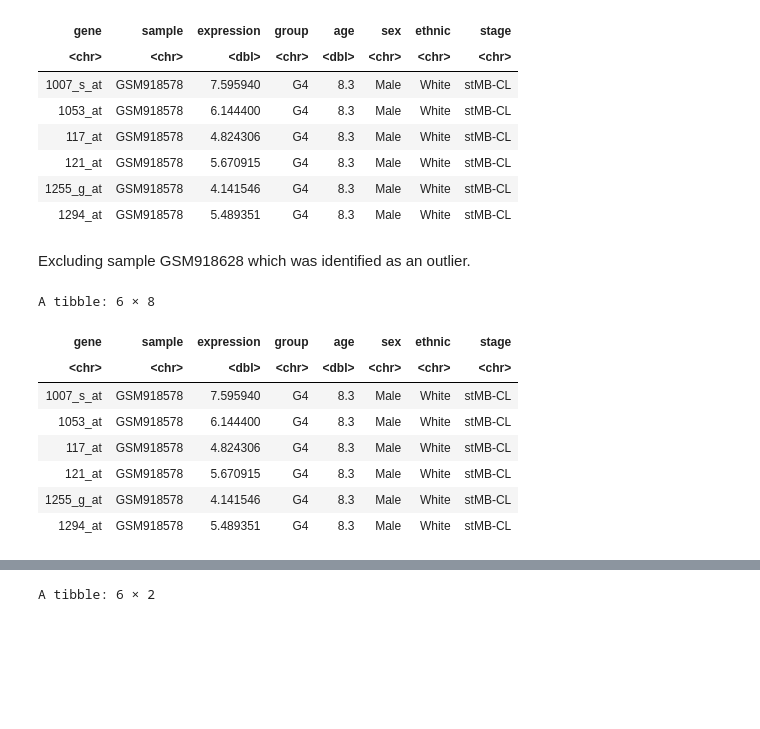
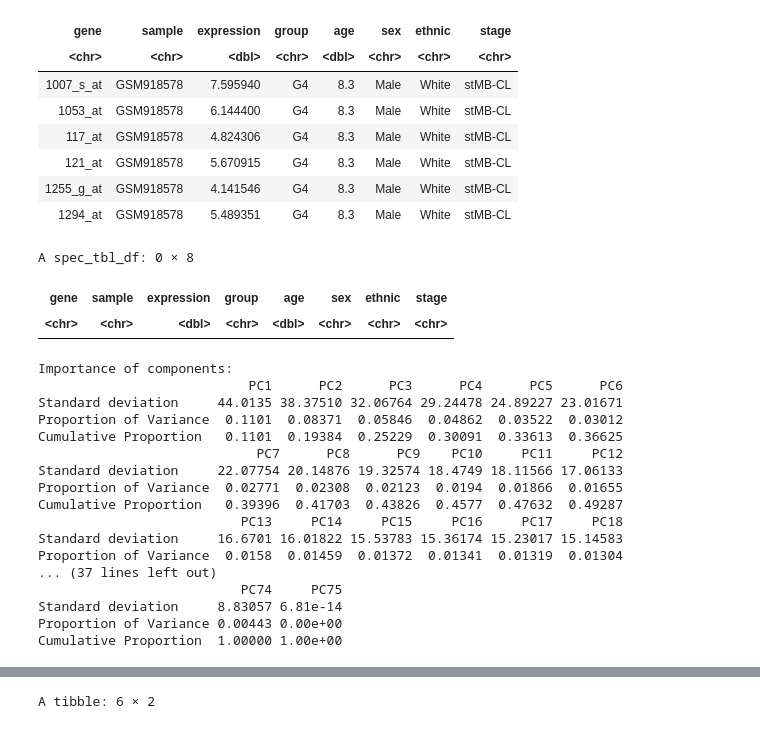
Before and after one commit to SaraAlKarimy/Notebooks, a Jupyter notebook: Medulloblastoma.ipynb, the cells around one changed output, grey strips where cells are left out. Drawn from its saved outputs; the diff is of its cells as text; code cells hidden in the pictures; blank space fills up the shorter version.

```diff
--- a/Medulloblastoma.ipynb
+++ b/Medulloblastoma.ipynb
@@ -80,18 +80,33 @@ A tibble: 6 × 8
 | 121_at | GSM918578 | 5.670915 | G4 | 8.3 | Male | White | stMB-CL |
 | 1255_g_at | GSM918578 | 4.141546 | G4 | 8.3 | Male | White | stMB-CL |
 | 1294_at | GSM918578 | 5.489351 | G4 | 8.3 | Male | White | stMB-CL |
-# %% [markdown]
-Excluding sample GSM918628 which was identified as an outlier.
 # %%
-e3 = e2 %>% filter(sample != "GSM918628")
-head(e3)
+e2 %>% filter(sample == "GSM918628")
 # %% [output]
-A tibble: 6 × 8
+A spec_tbl_df: 0 × 8
 | gene | sample | expression | group | age | sex | ethnic | stage |
 | <chr> | <chr> | <dbl> | <chr> | <dbl> | <chr> | <chr> | <chr> |
-| 1007_s_at | GSM918578 | 7.595940 | G4 | 8.3 | Male | White | stMB-CL |
-| 1053_at | GSM918578 | 6.144400 | G4 | 8.3 | Male | White | stMB-CL |
-| 117_at | GSM918578 | 4.824306 | G4 | 8.3 | Male | White | stMB-CL |
-| 121_at | GSM918578 | 5.670915 | G4 | 8.3 | Male | White | stMB-CL |
-| 1255_g_at | GSM918578 | 4.141546 | G4 | 8.3 | Male | White | stMB-CL |
-| 1294_at | GSM918578 | 5.489351 | G4 | 8.3 | Male | White | stMB-CL |
+# %%
+m1 = e2 %>% dcast(sample ~ gene, value.var = "expression")
+m2 = as.matrix(m1[, -1])
+row.names(m2) = m1[, 1]
+pca1 = prcomp(m2)
+summary(pca1)
+# %% [output]
+Importance of components:
+                           PC1      PC2      PC3      PC4      PC5      PC6
+Standard deviation     44.0135 38.37510 32.06764 29.24478 24.89227 23.01671
+Proportion of Variance  0.1101  0.08371  0.05846  0.04862  0.03522  0.03012
+Cumulative Proportion   0.1101  0.19384  0.25229  0.30091  0.33613  0.36625
+                            PC7      PC8      PC9    PC10     PC11     PC12
+Standard deviation     22.07754 20.14876 19.32574 18.4749 18.11566 17.06133
+Proportion of Variance  0.02771  0.02308  0.02123  0.0194  0.01866  0.01655
+Cumulative Proportion   0.39396  0.41703  0.43826  0.4577  0.47632  0.49287
+                          PC13     PC14     PC15     PC16     PC17     PC18
+Standard deviation     16.6701 16.01822 15.53783 15.36174 15.23017 15.14583
+Proportion of Variance  0.0158  0.01459  0.01372  0.01341  0.01319  0.01304
+... (37 lines left out)
+                          PC74     PC75
+Standard deviation     8.83057 6.81e-14
+Proportion of Variance 0.00443 0.00e+00
+Cumulative Proportion  1.00000 1.00e+00
```
Also changed, not shown: parts of 12 cells of this notebook.
